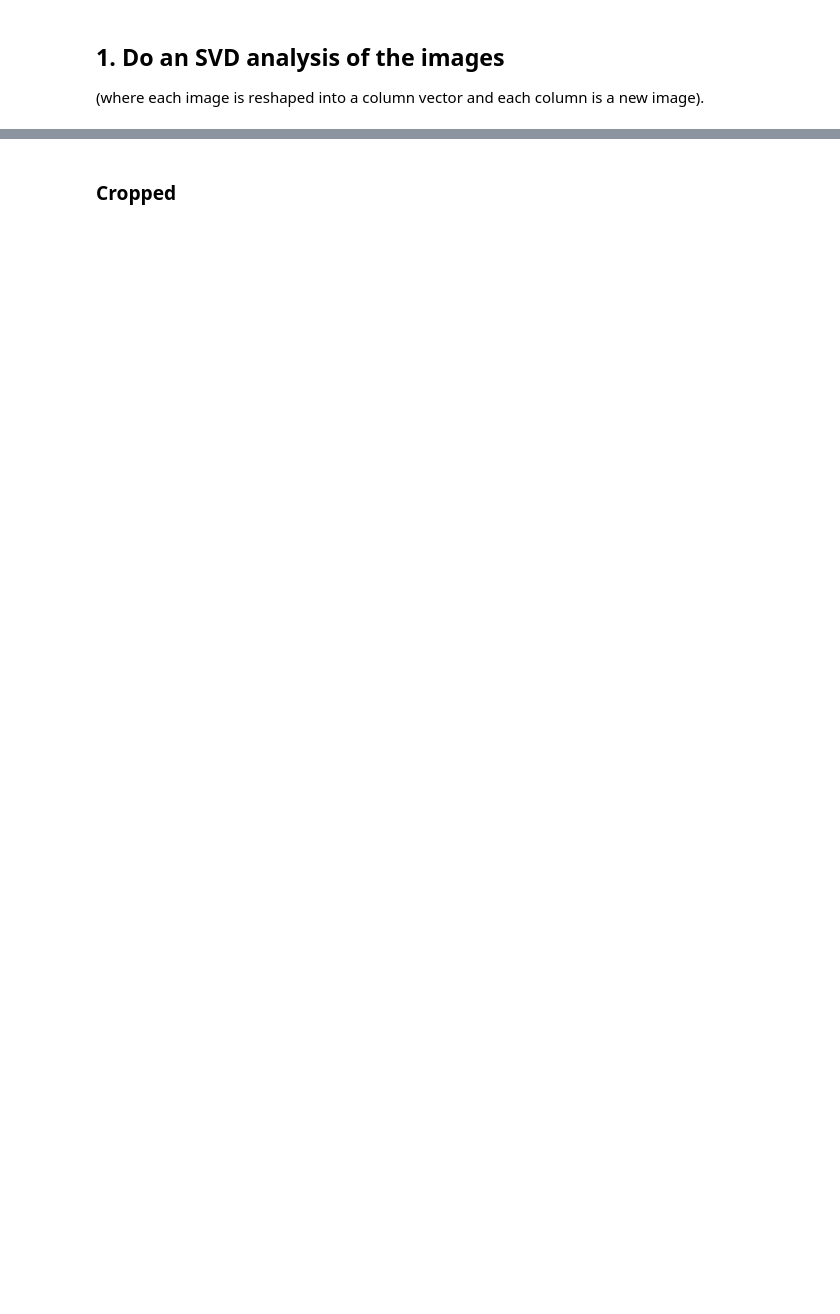
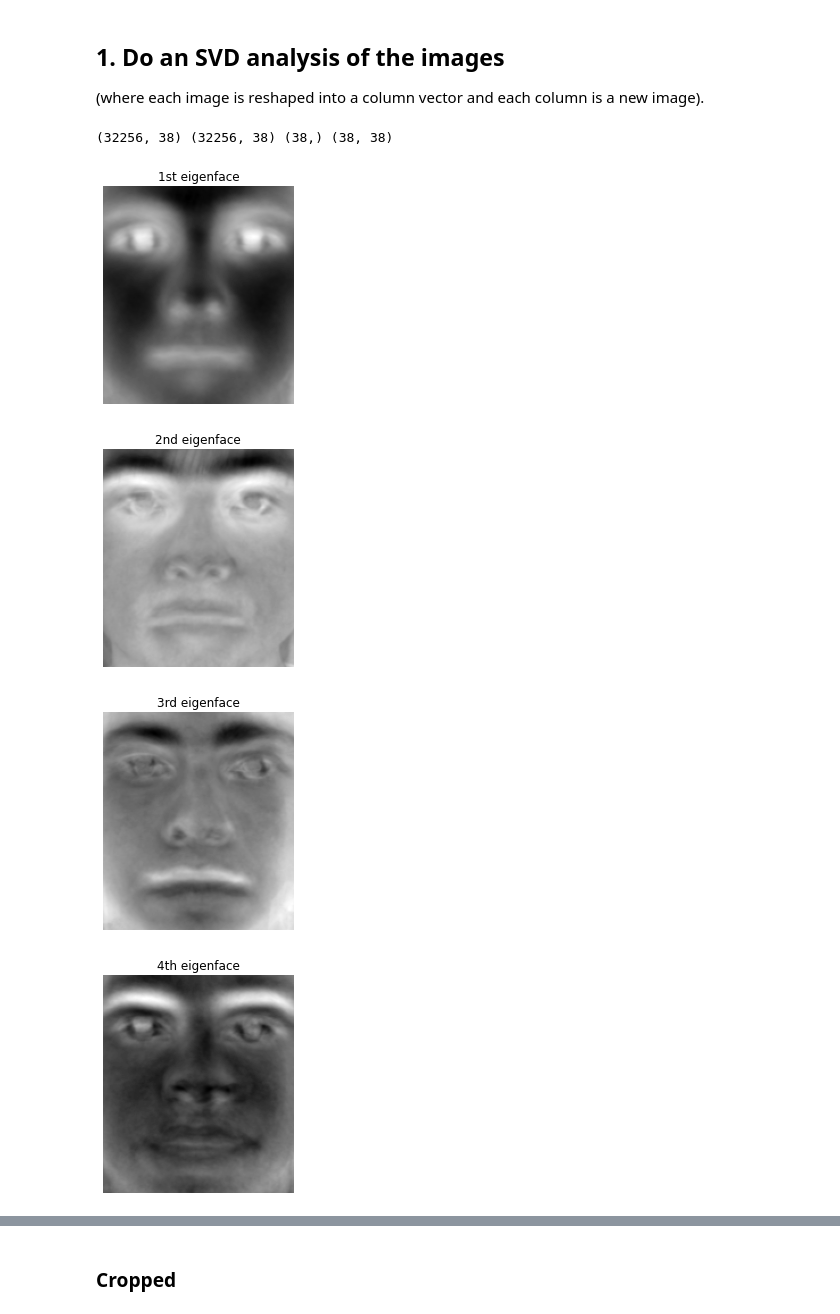
Before and after one commit to jacnugent/amath584, a Jupyter notebook: hw2_SVD_facial_recognition/hw2_draft.ipynb, the cells around one changed output, grey strips where cells are left out. Saved outputs shown, nothing was run; the diff lists cells and outputs as text; code cells hidden in the pictures; blank space fills up the shorter version.

```diff
--- a/hw2_SVD_facial_recognition/hw2_draft.ipynb
+++ b/hw2_SVD_facial_recognition/hw2_draft.ipynb
@@ -13,9 +17,9 @@ import os
 # %%
-main_dir = '/Users/jmnugent/Documents/__Year_3_2020-2021/AMATH_584-Numerical_Linear_Algebra/Homework/'
+main_dir = '/Users/jmnugent/Documents/__Year_3_2020-2021/AMATH_584-Numerical_Linear_Algebra/Homework/python/'
 
-crop_dir = main_dir + 'python/CroppedYale/'
-uncrop_dir = main_dir + 'python/yalefaces_uncropped/yalefaces/'
-save_dir = main_dir + 'hw2/'
+crop_dir = main_dir + 'CroppedYale/'
+uncrop_dir = main_dir + 'yalefaces_uncropped/yalefaces/'
+save_dir = main_dir + 'amath584/hw2_SVD_facial_recognition/'
 # %% [markdown]
 ## Read in the data:
 ##### Get the data matrices for all images within each subject's subfolder and average them
@@ -99,0 +124,30 @@ Will need to split the file paths to sort by subject since the uncropped images
+# %%
+# check that the dimensions are correct
+
+print(A.shape, Uhat.shape, Shat.shape, VThat.shape)
+# %% [output]
+(32256, 38) (32256, 38) (38,) (38, 38)
+# %%
+# choose how many eigenfaces to plot
+n = 5
+
+for i in range(n):
+
+    plt.imshow(np.reshape(Uhat[:, i], cropped_pics[0].shape), cmap='gray')
+    if i == 0:
+        lab = '1st'
+    elif i == 1:
+        lab = '2nd'
+    elif i == 2:
+        lab = '3rd'
+    else:
+        lab = '{}th'.format(i+1)
+    plt.title(lab + ' eigenface')
+    plt.axis('off')
+
+    plt.show()
+# %% [output]
+[figure, added]
+[figure, added]
+[figure, added]
+[figure, added]
```
Also changed, not shown: parts of 33 cells of this notebook.
